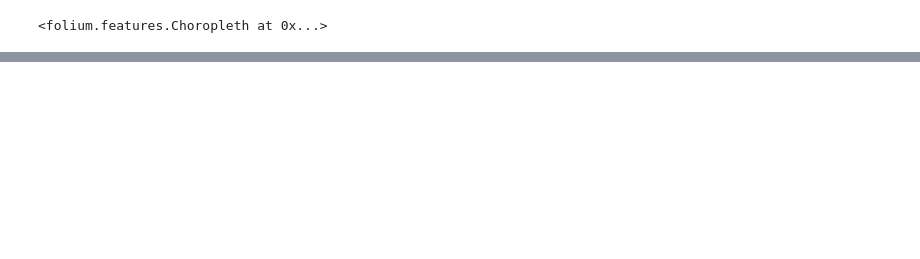
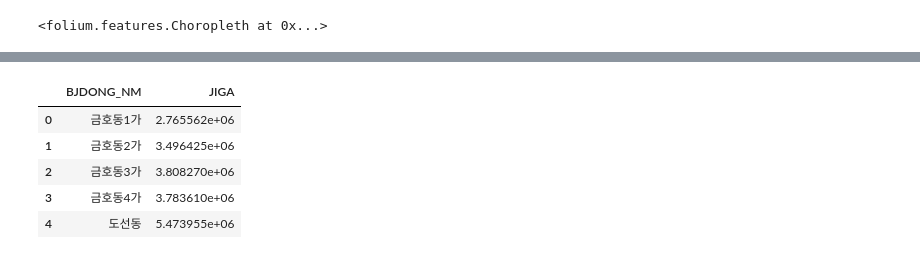
Before and after one commit to leejaesang6098/aiffel_study, a Jupyter notebook: 0817_node/공시지가.ipynb, the cells around one changed output, grey strips where cells are left out. Saved outputs shown, nothing was run; the diff lists cells and outputs as text; code cells hidden in the pictures; blank space fills up the shorter version.

```diff
--- a/0817_node/공시지가.ipynb
+++ b/0817_node/공시지가.ipynb
@@ -412,3 +432,12 @@ folium.Choropleth(
 map
 # %% [output]
 [interactive output not drawn]
+# %%
+sungdong_gu_dong_giga_df.head()
+# %% [output]
+|  | BJDONG_NM | JIGA |
+| 0 | 금호동1가 | 2.765562e+06 |
+| 1 | 금호동2가 | 3.496425e+06 |
+| 2 | 금호동3가 | 3.808270e+06 |
+| 3 | 금호동4가 | 3.783610e+06 |
+| 4 | 도선동 | 5.473955e+06 |
```
Also changed, not shown: parts of 2 cells of this notebook.
